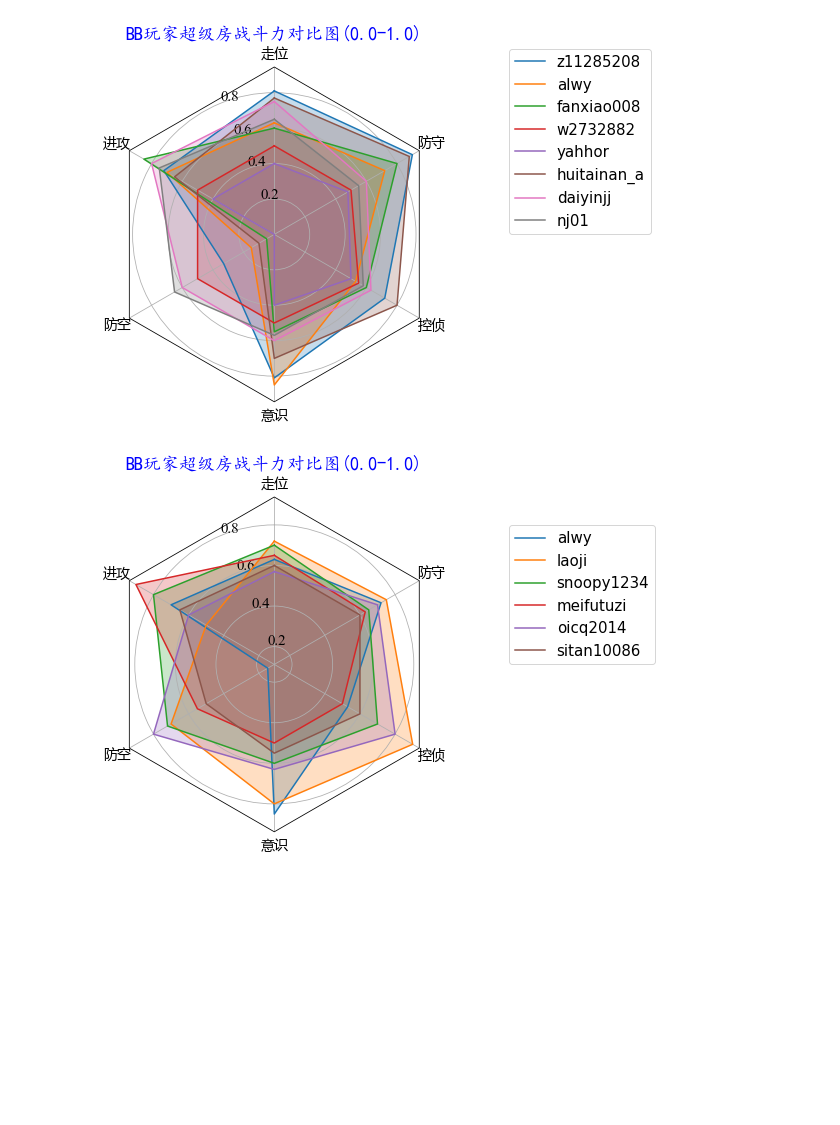
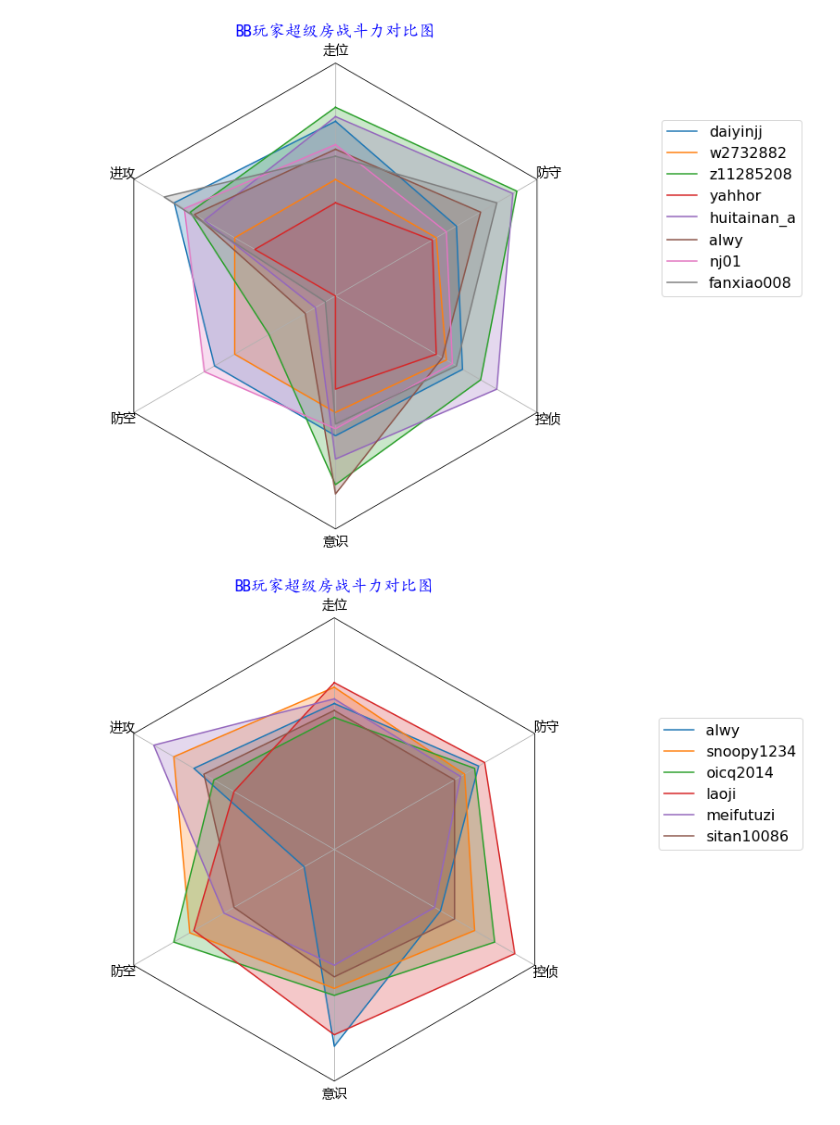
Before and after one commit to tskspree/NavyFIELD, a Jupyter notebook: Codes/Player Data/BB_Skill_Evaluation.ipynb, the cells around one changed output. Drawn from its saved outputs; the diff is of its cells as text; code cells hidden in the pictures; blank space fills up the shorter version.

```diff
--- a/Codes/Player Data/BB_Skill_Evaluation.ipynb
+++ b/Codes/Player Data/BB_Skill_Evaluation.ipynb
@@ -13,7 +13,8 @@ font_plot_t = {'fontname':'KaiTi', 'size':18, 'color':'blue'}
 font_plot_s = {'fontname':'Microsoft YaHei', 'size':14}
 
 def radar_factory(num_vars, frame='circle'):
-    """Create a radar chart with `num_vars` axes.
+    """
+    Create a radar chart with `num_vars` axes.
 
     This function creates a RadarAxes projection and registers it.
 
@@ -77,7 +78,6 @@ def radar_factory(num_vars, frame='circle'):
                     gl.get_path()._interpolation_steps = num_vars
             super().draw(renderer)
 
-
         def _gen_axes_spines(self):
             if frame == 'circle':
                 return super()._gen_axes_spines()
@@ -91,54 +91,53 @@ def radar_factory(num_vars, frame='circle'):
                 # 0.5) in axes coordinates.
                 spine.set_transform(Affine2D().scale(.5).translate(.5, .5)
                                     + self.transAxes)
-
-
                 return {'polar': spine}
             else:
                 raise ValueError("unknown value for 'frame': %s" % frame)
-
     register_projection(RadarAxes)
     return theta
 
 table_all = pandas.read_excel('bb_evaluation.xlsx')
+groups = set(table_all['group'].unique())
+fleets = set(table_all['fleet'].unique())
 
 def bb_skill(player_group):
-    table = table_all[table_all['group']==player_group]
+    if player_group in groups:
+        classifier = 'group'
+    elif player_group in fleets:
+        classifier = 'fleet'
+    table = table_all[table_all[classifier]==player_group]
     player_data = table[['position','offense','aa','awareness','scout_c','defense']].values.tolist()
     player_id = table['id'].values.tolist()
     data = [['走位', '进攻', '防空', '意识', '控侦', '防守']]
-    data.append(('BB玩家超级房战斗力对比图(0.0-1.0)', player_data))
-
+    data.append(('BB玩家超级房战斗力对比图', player_data))
     N = len(data[0])
     theta = radar_factory(N, frame='polygon')
-
     spoke_labels = data.pop(0)
     title, case_data = data[0]
-
-    fig, ax = plt.subplots(figsize=(6, 6), subplot_kw=dict(projection='radar'))
+    fig, ax = plt.subplots(figsize=(9, 9), subplot_kw=dict(projection='radar'))
     fig.subplots_adjust(top=0.85, bottom=0.05)
-
-    ax.set_rgrids([0.2, 0.4, 0.6, 0.8],**font_plot)
+    # ax.set_rgrids([0.2, 0.4, 0.6, 0.8],**font_plot)
+    ax.yaxis.grid(False)
+    ax.set_yticklabels([])
     ax.set_title(title,  position=(0.5, 1.1), ha='center', **font_plot_t)
-
     for d in case_data:
         line = ax.plot(theta, d)
         ax.fill(theta, d,  alpha=0.25)
     ax.set_varlabels(spoke_labels)
-
+    ax.set_ylim(0, 1)
     labels = tuple(player_id)
-    ax.legend(labels, loc=(1.2,0.5), fontsize=15)
-
+    ax.legend(labels, loc=(1.2,0.5), fontsize=16)
     plt.show()
 # %%
 # 随机名字群
 bb_skill('random')
 # %% [output]
-[figure, old version]
+[figure, new version]
 # %%
 # 兔子群
-bb_skill('chnb')
+bb_skill('mitao')
 # %% [output]
-[figure, old version]
+[figure, new version]
 # %%
 # 深海快反群
```
Also changed, not shown: parts of 1 cell of this notebook, 1 other file.
